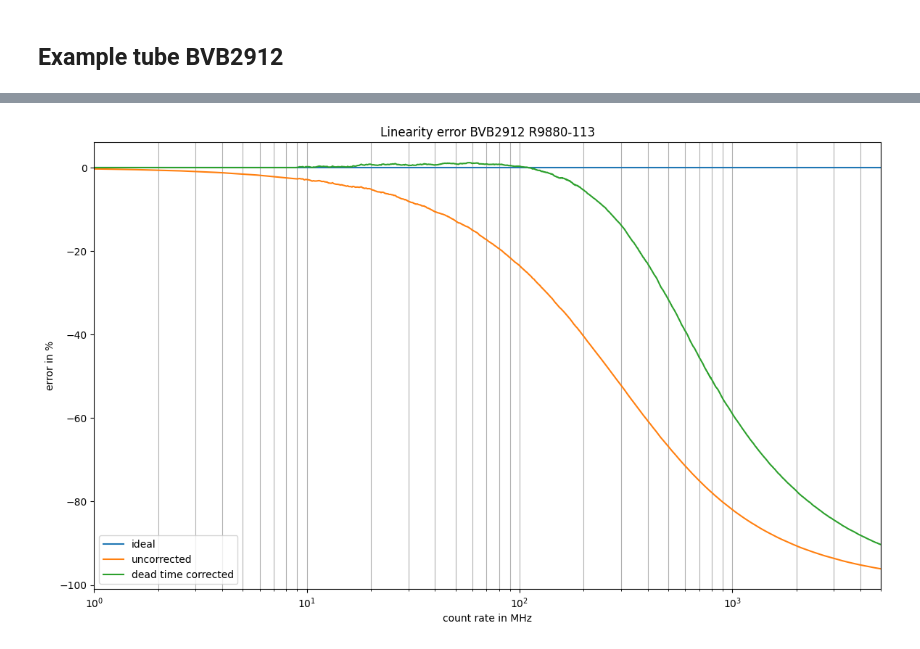
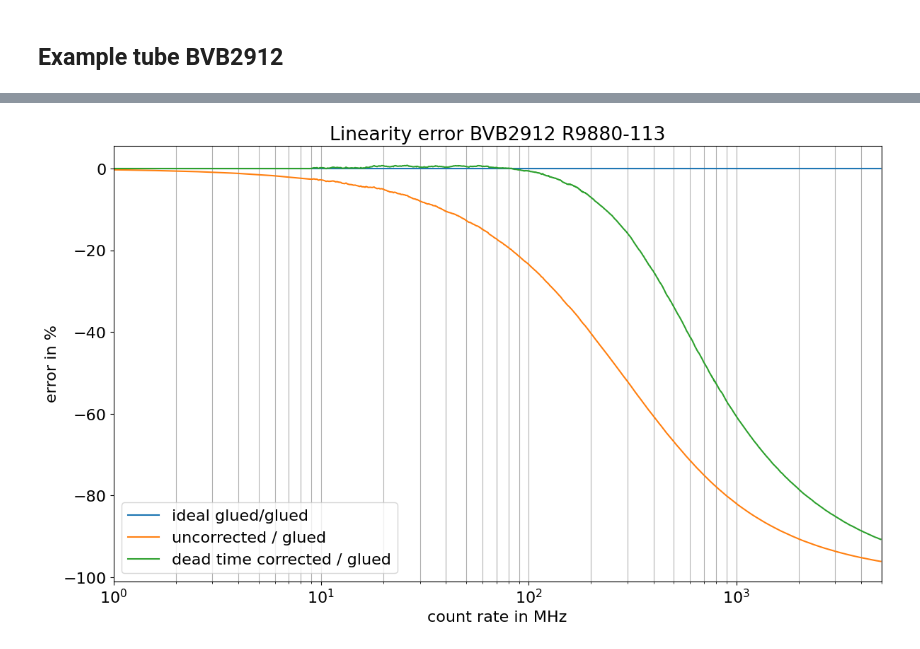
Before and after one commit to BerndMielke/Python_GluingSample, a Jupyter notebook: glue_sample.ipynb, the cells around one changed output, grey strips where cells are left out. Saved outputs shown, nothing was run; the diff lists cells and outputs as text; code cells hidden in the pictures.

Commit message:
font size groesser

```diff
--- a/glue_sample.ipynb
+++ b/glue_sample.ipynb
@@ -68,16 +68,17 @@ glued_sm = np.convolve(glued_cl, kernel, mode='same')[skip_idx:]
 corr_sm = np.convolve(corr_cl, kernel, mode='same')[skip_idx:]
 raw_sm = np.convolve(raw_cl, kernel, mode='same')[skip_idx:]
 # %%
+pp.rcParams['font.size'] = 16
 fig, ax = pp.subplots()
-ax.semilogx(glued_sm, 0 * np.ones(glued_sm.size), label = "ideal")
-ax.semilogx(glued_sm, ( raw_sm/glued_sm - np.ones(glued_sm.size) )* 100, label ="uncorrected")
-ax.semilogx(glued_sm,     (corr_sm/glued_sm - np.ones(glued_sm.size) )*100, label = "dead time corrected")
+ax.semilogx(glued_sm, 0 * np.ones(glued_sm.size), label = "ideal glued/glued")
+ax.semilogx(glued_sm, ( raw_sm/glued_sm - np.ones(glued_sm.size) )* 100, label ="uncorrected / glued")
+ax.semilogx(glued_sm,     (corr_sm/glued_sm - np.ones(glued_sm.size) )*100, label = "dead time corrected / glued")
 ax.set_xlim(1,5000)
 pp.title("Linearity error BVB2912 R9880-113")
 ax.set_xlabel("count rate in MHz")
 ax.set_ylabel("error in %")
 pp.grid(axis = 'x', which="both")
 pp.legend()
 pp.show()
 # %% [output]
-[figure, old version]
+[figure, new version]
```
Also changed, not shown: parts of 2 cells of this notebook.
